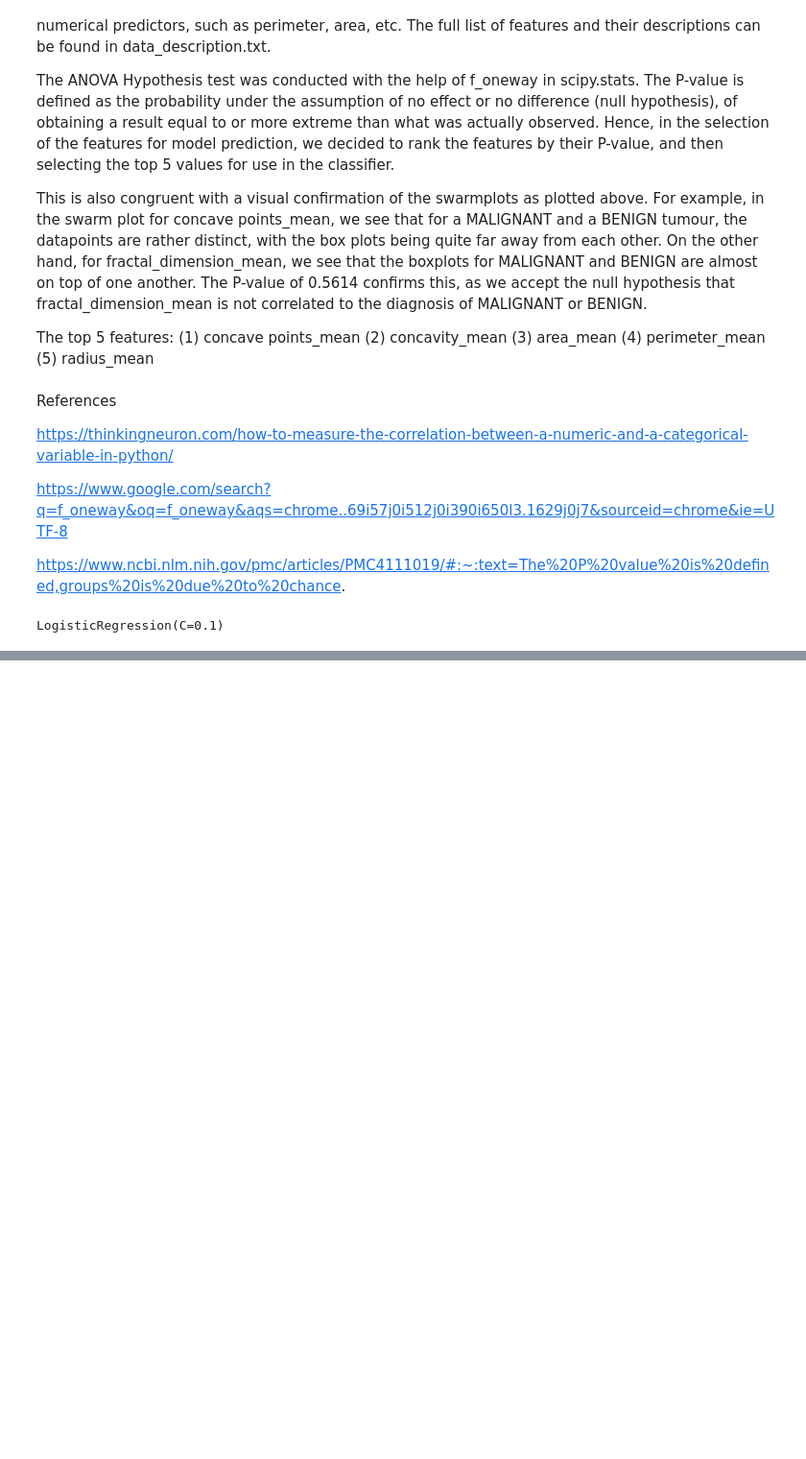
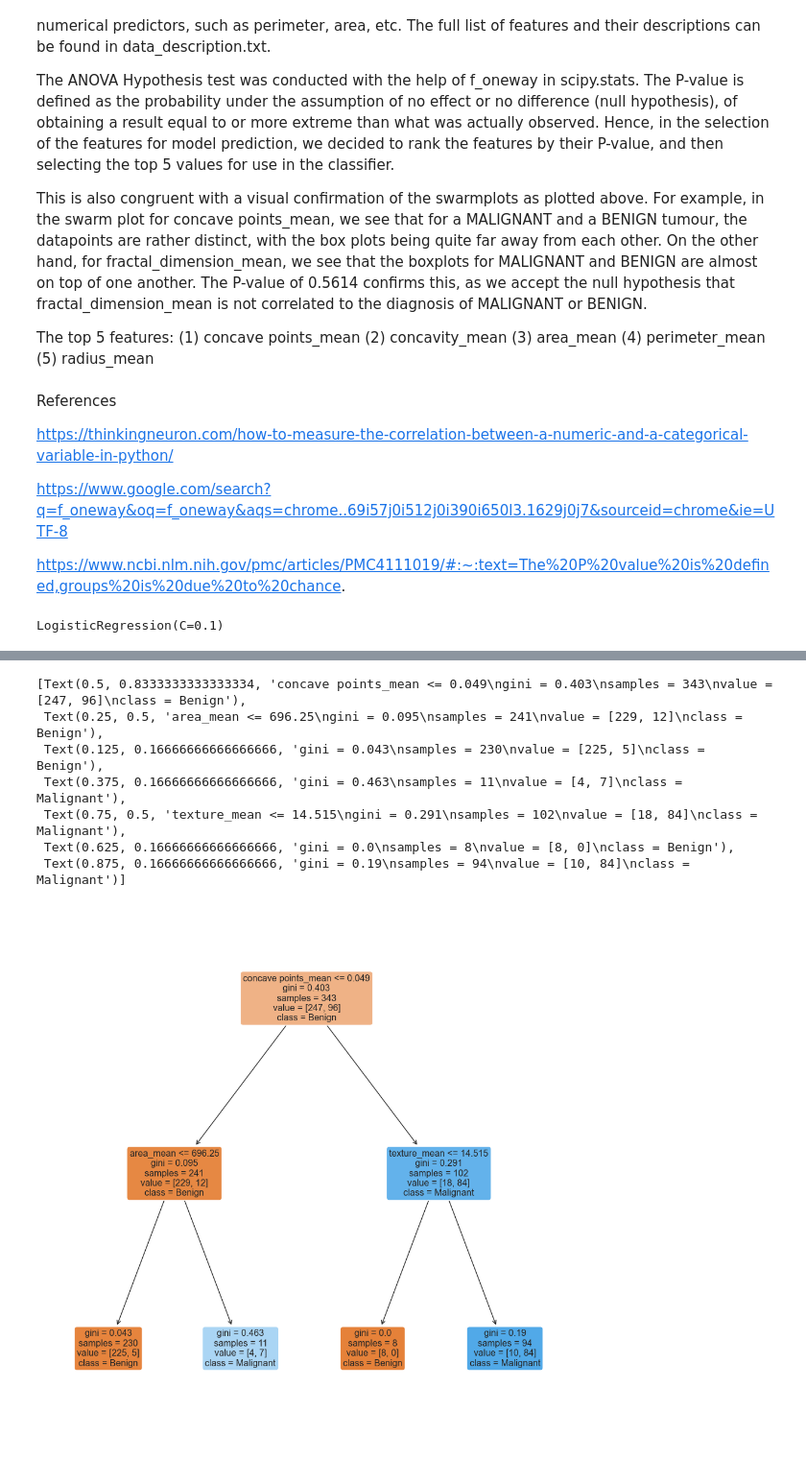
Before and after one commit to minghancmh/breastCancerPredictiveModel, a Jupyter notebook: logistic_regression.ipynb, the cells around one changed output, grey strips where cells are left out. Shown at 96% size. Saved outputs shown, nothing was run; the diff lists cells and outputs as text; code cells hidden in the pictures; blank space fills up the shorter version.

```diff
--- a/logistic_regression.ipynb
+++ b/logistic_regression.ipynb
@@ -387,0 +438,17 @@ ax.set_title('Confusion Matrix');
+# %%
+# Plot the trained Decision Tree
+from sklearn.tree import plot_tree
+
+f = plt.figure(figsize=(12,12))
+plot_tree(dectree, filled=True, rounded=True,
+          feature_names=X_train.columns,
+          class_names=["Benign","Malignant"])
+# %% [output]
+[Text(0.5, 0.8333333333333334, 'concave points_mean <= 0.049\ngini = 0.403\nsamples = 343\nvalue = [247, 96]\nclass = Benign'),
+ Text(0.25, 0.5, 'area_mean <= 696.25\ngini = 0.095\nsamples = 241\nvalue = [229, 12]\nclass = Benign'),
+ Text(0.125, 0.16666666666666666, 'gini = 0.043\nsamples = 230\nvalue = [225, 5]\nclass = Benign'),
+ Text(0.375, 0.16666666666666666, 'gini = 0.463\nsamples = 11\nvalue = [4, 7]\nclass = Malignant'),
+ Text(0.75, 0.5, 'texture_mean <= 14.515\ngini = 0.291\nsamples = 102\nvalue = [18, 84]\nclass = Malignant'),
+ Text(0.625, 0.16666666666666666, 'gini = 0.0\nsamples = 8\nvalue = [8, 0]\nclass = Benign'),
+ Text(0.875, 0.16666666666666666, 'gini = 0.19\nsamples = 94\nvalue = [10, 84]\nclass = Malignant')]
+[figure, added]
```
Also changed, not shown: parts of 12 cells of this notebook.
